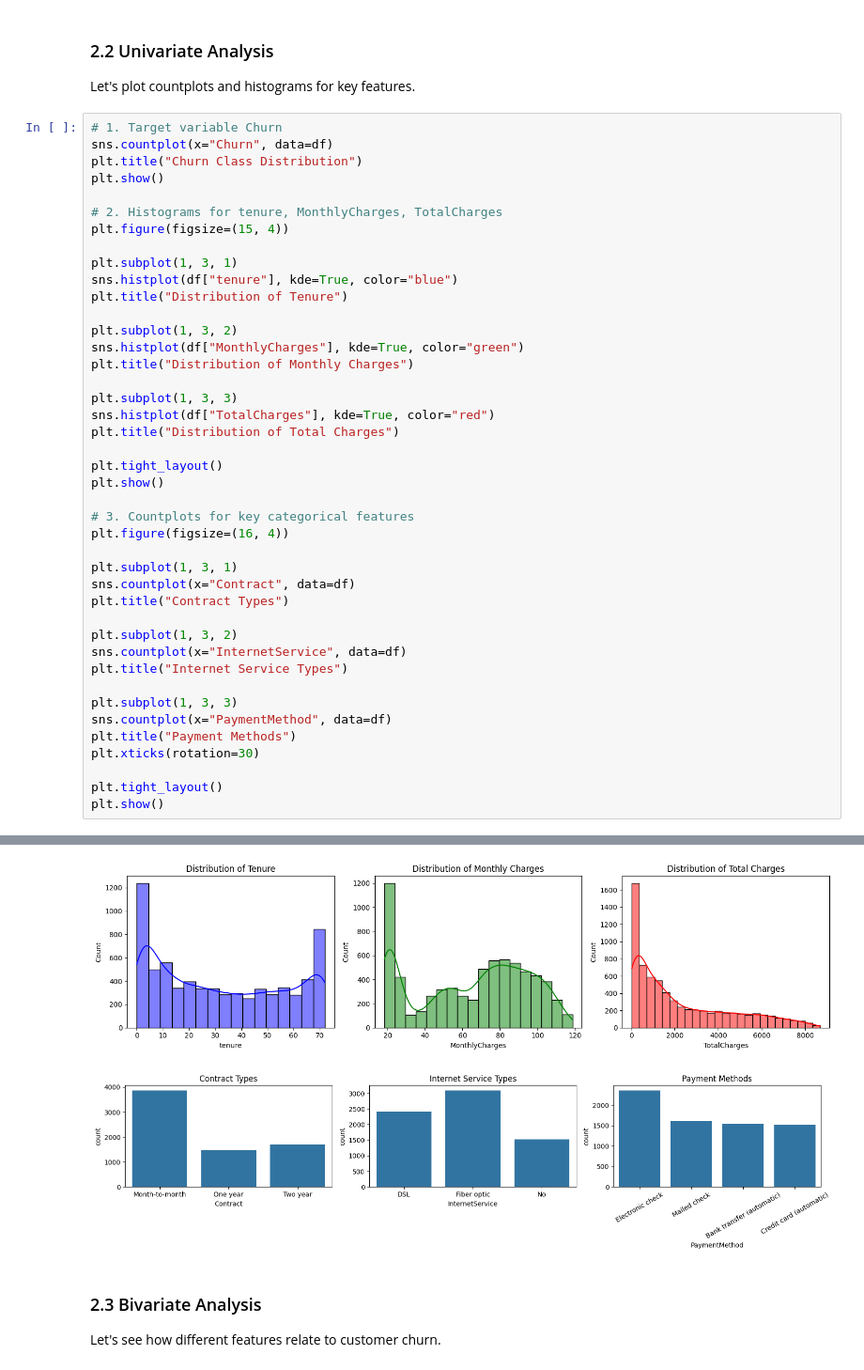
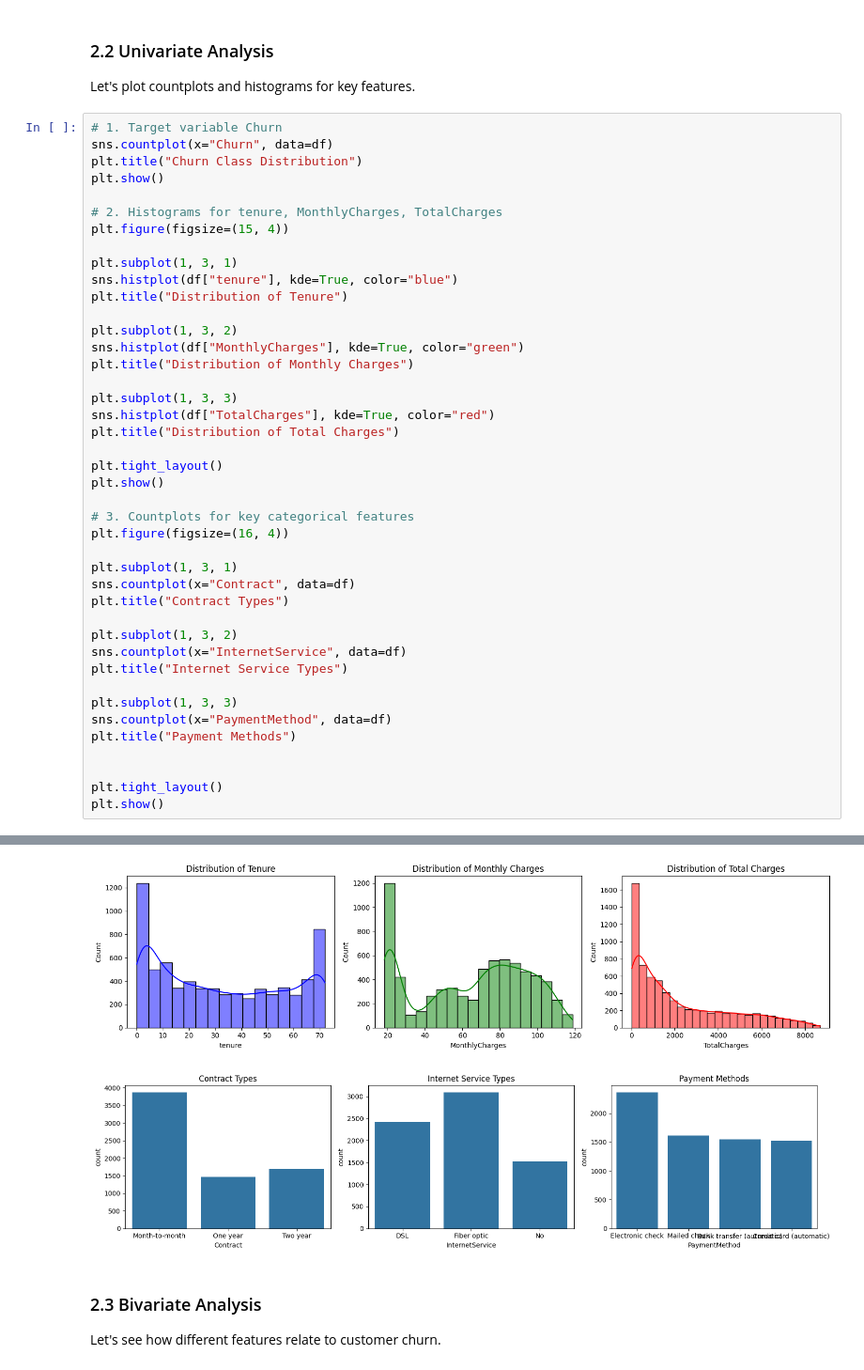
Before and after one commit to divyp2812-afk/Machine-Learning, a Jupyter notebook: Final-PR/Final-PR.ipynb, the cells around one changed output, grey strips where cells are left out. Shown at 94% size. Saved outputs shown, nothing was run; the diff lists cells and outputs as text.

```diff
--- a/Final-PR/Final-PR.ipynb
+++ b/Final-PR/Final-PR.ipynb
@@ -129,35 +129,35 @@ plt.subplot(1, 3, 2)
 sns.histplot(df["MonthlyCharges"], kde=True, color="green")
 plt.title("Distribution of Monthly Charges")
 
 plt.subplot(1, 3, 3)
 sns.histplot(df["TotalCharges"], kde=True, color="red")
 plt.title("Distribution of Total Charges")
 
 plt.tight_layout()
 plt.show()
 
 # 3. Countplots for key categorical features
 plt.figure(figsize=(16, 4))
 
 plt.subplot(1, 3, 1)
 sns.countplot(x="Contract", data=df)
 plt.title("Contract Types")
 
 plt.subplot(1, 3, 2)
 sns.countplot(x="InternetService", data=df)
 plt.title("Internet Service Types")
 
 plt.subplot(1, 3, 3)
 sns.countplot(x="PaymentMethod", data=df)
 plt.title("Payment Methods")
-plt.xticks(rotation=30)
+
 
 plt.tight_layout()
 plt.show()
 # %% [output]
 [figure]
 [figure]
-[figure, old version]
+[figure, new version]
 # %% [markdown]
 ### 2.3 Bivariate Analysis
 Let's see how different features relate to customer churn.
```
Also changed, not shown: parts of 9 cells of this notebook, 3 other files.
